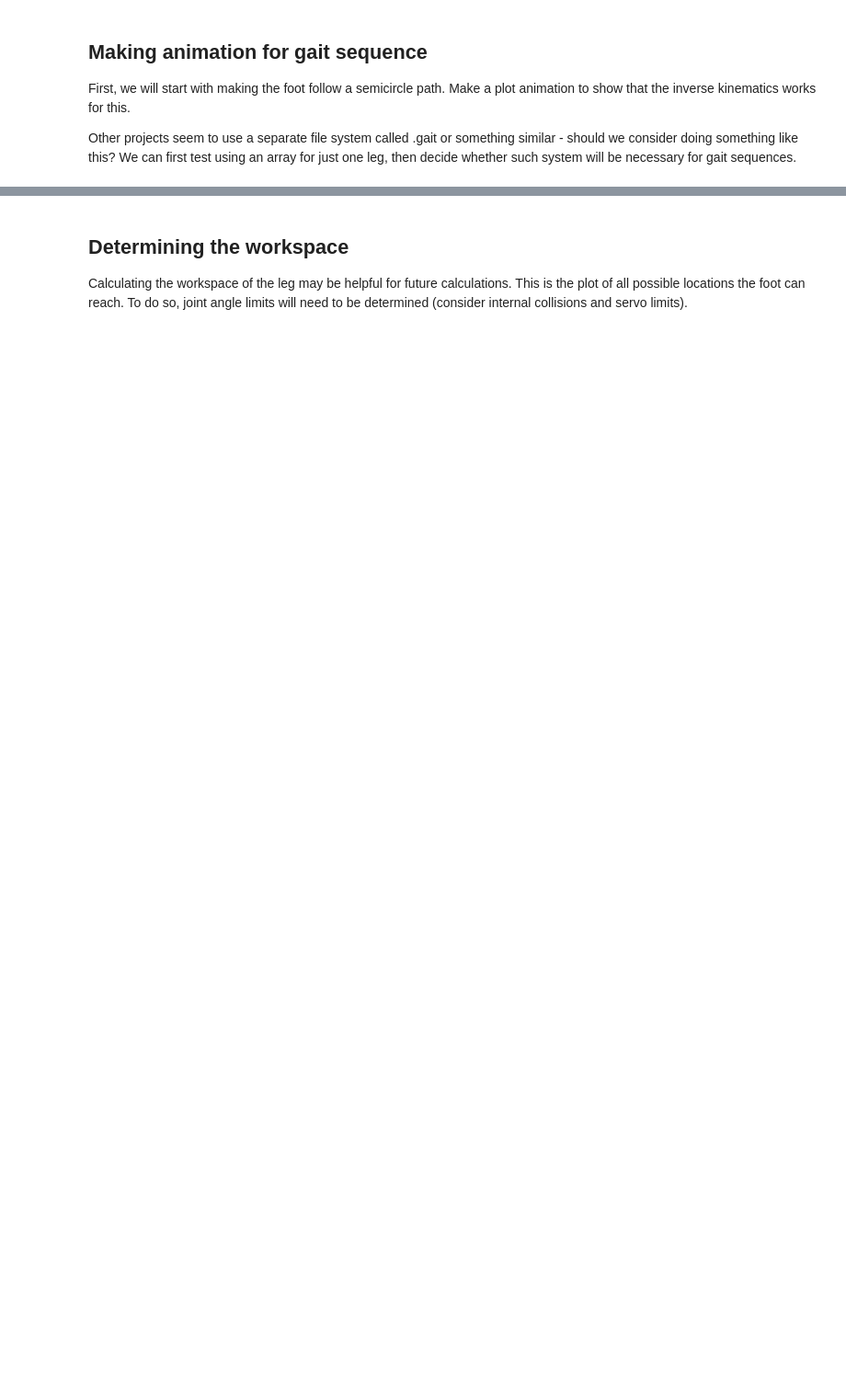
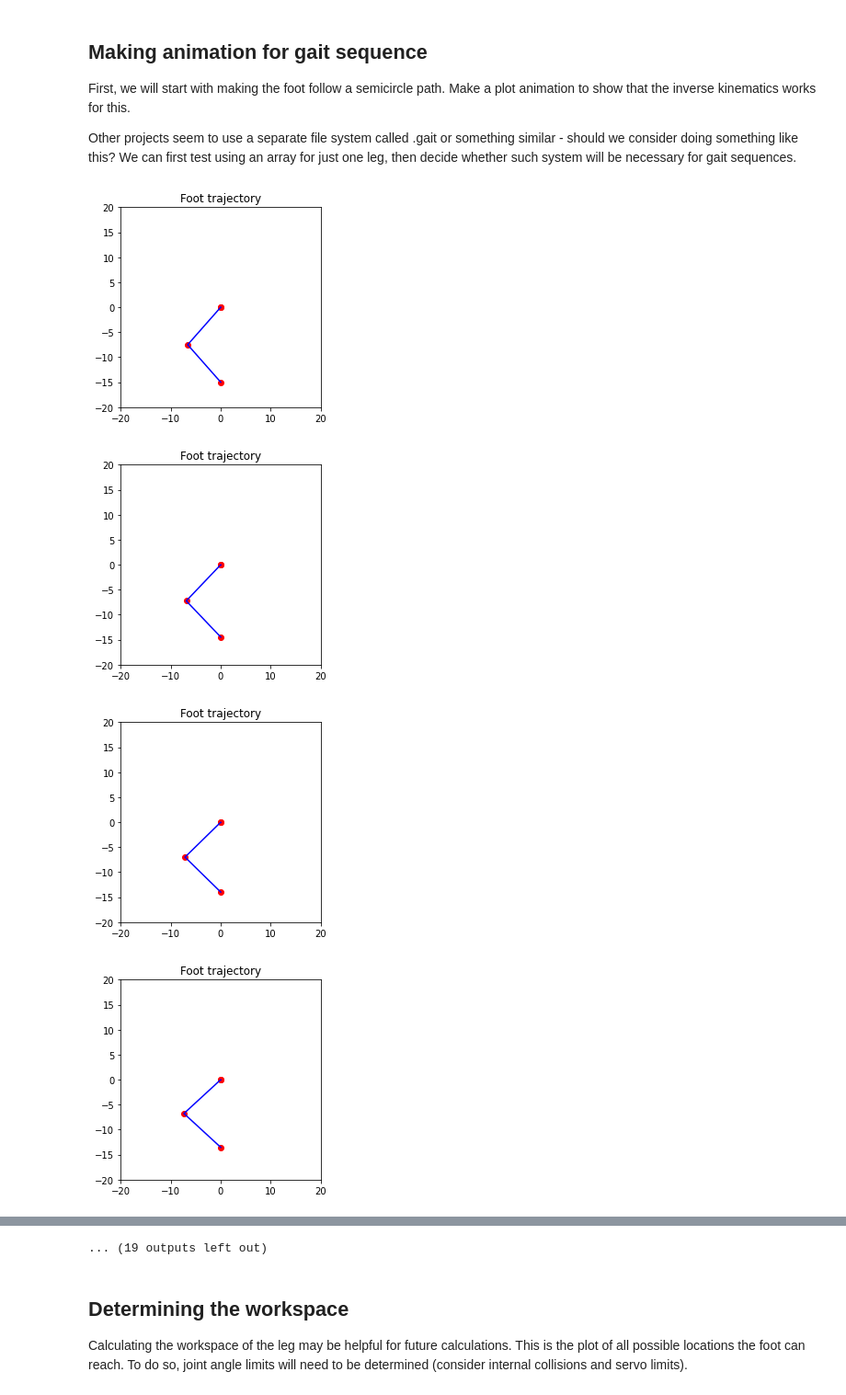
Before and after one commit to QronkOxford/Qronk, a Jupyter notebook: notebooks/kinematics.ipynb, the cells around one changed output, grey strips where cells are left out. Shown at 92% size. Drawn from its saved outputs; the diff is of its cells as text; code cells hidden in the pictures; blank space fills up the shorter version.

```diff
--- a/notebooks/kinematics.ipynb
+++ b/notebooks/kinematics.ipynb
@@ -344,3 +334,22 @@ plt.axis("square")
 First, we will start with making the foot follow a semicircle path. Make a plot animation to show that the inverse kinematics works for this.
 
 Other projects seem to use a separate file system called .gait or something similar - should we consider doing something like this? We can first test using an array for just one leg, then decide whether such system will be necessary for gait sequences.
+# %%
+JointPosArray = [forwardKinematicsLeft(*angles) for angles in joint_angles]
+
+for i in range(len(JointPosArray)):
+    x, y, z = zip(*JointPosArray[i])
+    plt.plot(x, z, "b-")
+    plt.scatter(x, z, color="red")
+    plt.title("Foot trajectory")
+    plt.axis("square")
+    plt.axis([-20, 20, -20, 20])
+    plt.pause(0.01)
+    plt.clf()
+
+# why does it not change the foot position in the x direction?
+# %% [output]
+[figure, added]
+[figure, added]
+[figure, added]
+[figure, added]
@@ -347,3 +364,4 @@ Other projects seem to use a separate file system called .gait or something simi
+... (19 outputs left out)
 # %% [markdown]
 ## Determining the workspace
 
```
Also changed, not shown: parts of 5 cells of this notebook.
